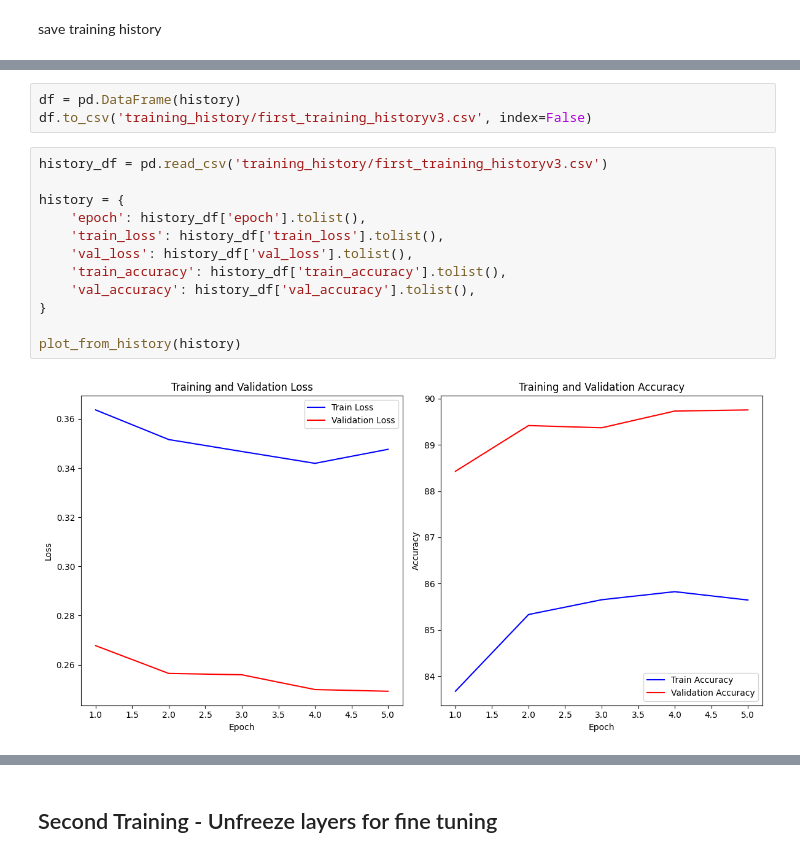
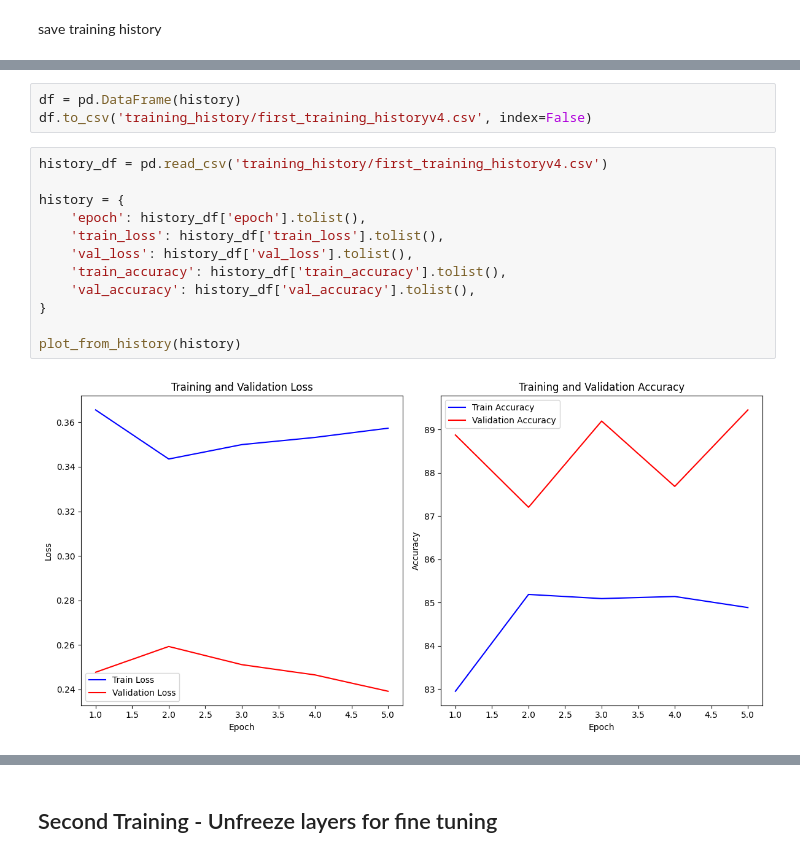
Before and after one commit to AzureSight/thesis_backend, a Jupyter notebook: FinalModels.ipynb, the cells around one changed output, grey strips where cells are left out. Saved outputs shown, nothing was run; the diff lists cells and outputs as text.

```diff
--- a/FinalModels.ipynb
+++ b/FinalModels.ipynb
@@ -492,20 +561,20 @@ plot_from_history(history)
 # %%
 df = pd.DataFrame(history)
-df.to_csv('training_history/first_training_historyv3.csv', index=False)
+df.to_csv('training_history/first_training_historyv4.csv', index=False)
 # %%
-history_df = pd.read_csv('training_history/first_training_historyv3.csv')
+history_df = pd.read_csv('training_history/first_training_historyv4.csv')
 
 history = {
     'epoch': history_df['epoch'].tolist(),
     'train_loss': history_df['train_loss'].tolist(),
     'val_loss': history_df['val_loss'].tolist(),
     'train_accuracy': history_df['train_accuracy'].tolist(),
     'val_accuracy': history_df['val_accuracy'].tolist(),
 }
 
 plot_from_history(history)
 # %% [output]
-[figure, old version]
+[figure, new version]
 # %%
 import pandas as pd
 
```
Also changed, not shown: parts of 15 cells of this notebook, 8 other files.
